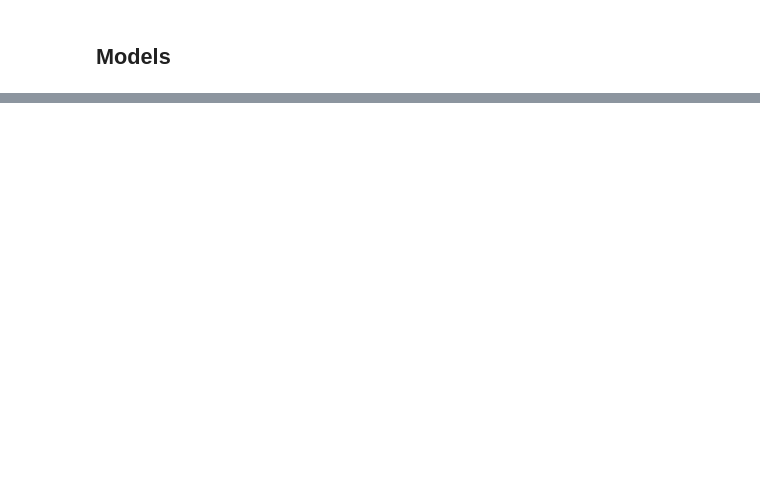
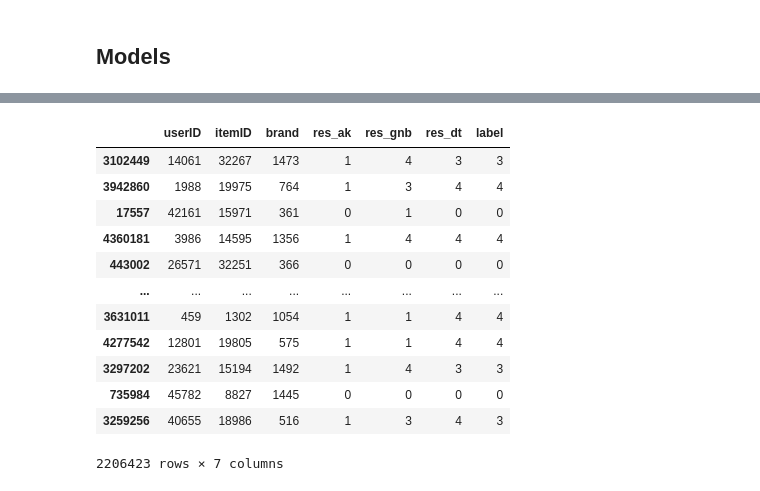
Before and after one commit to P4ddyki/Data-Mining2, a Jupyter notebook: Trained_models/Untitled.ipynb, the cells around one changed output, grey strips where cells are left out. Saved outputs shown, nothing was run; the diff lists cells and outputs as text; code cells hidden in the pictures; blank space fills up the shorter version.

```diff
--- a/Trained_models/Untitled.ipynb
+++ b/Trained_models/Untitled.ipynb
@@ -164,12 +169,12 @@ y_test_n = binarizer.inverse_transform(y_test)
 model = ak.AutoModel(
     inputs=[ak.StructuredDataInput()],
     outputs=[ak.ClassificationHead()],
-    max_trials=5,
+    max_trials=3,
     overwrite = True
 )
 
 model.fit(
-    x=X_train_arr, y=y_train, epochs=100, batch_size=64, validation_data= [X_val_arr, y_val]
+    x=X_train_arr, y=y_train, epochs=100, batch_size=128, validation_data= [X_val_arr, y_val]
 )
 
 
@@ -182,7 +187,7 @@ model = model.export_model()
 
 
 try:
-    model.save("model_autokeras_dec_class", save_format="tf")
+    model.save("model_autokeras_jan_class", save_format="tf")
 except Exception:
-    model.save("model_autokeras_dec_class.h5")
+    model.save("model_autokeras_jan_class.h5")
 # %% [output]
@@ -283,7 +286,7 @@ def KNN(x_train,x_test,y_train,y_test):
 
     return Grid_search_knn.best_estimator_
 # %%
-baseline(GaussianNB(),X_train_arr,X_val_arr,y_train_n,y_val_n)
+model_gnb = baseline(GaussianNB(),X_train_arr,X_val_arr,y_train_n,y_val_n)
 print('\n----------after hyperparameter tuning----------\n')
-model_gnb = naivebayes(X_train_arr,X_val_arr,y_train_n,y_val_n)
+#model_gnb = naivebayes(X_train_arr,X_val_arr,y_train_n,y_val_n)
 # %% [output]
@@ -363,0 +384,16 @@ print("jojo")
+# %%
+Stacking_set
+# %% [output]
+|  | userID | itemID | brand | res_ak | res_gnb | res_dt | label |
+| 3102449 | 14061 | 32267 | 1473 | 1 | 4 | 3 | 3 |
+| 3942860 | 1988 | 19975 | 764 | 1 | 3 | 4 | 4 |
+| 17557 | 42161 | 15971 | 361 | 0 | 1 | 0 | 0 |
+| 4360181 | 3986 | 14595 | 1356 | 1 | 4 | 4 | 4 |
+| 443002 | 26571 | 32251 | 366 | 0 | 0 | 0 | 0 |
+| ... | ... | ... | ... | ... | ... | ... | ... |
+| 3631011 | 459 | 1302 | 1054 | 1 | 1 | 4 | 4 |
+| 4277542 | 12801 | 19805 | 575 | 1 | 1 | 4 | 4 |
+| 3297202 | 23621 | 15194 | 1492 | 1 | 4 | 3 | 3 |
+| 735984 | 45782 | 8827 | 1445 | 0 | 0 | 0 | 0 |
+| 3259256 | 40655 | 18986 | 516 | 1 | 3 | 4 | 3 |
+2206423 rows × 7 columns
```
Also changed, not shown: parts of 23 cells of this notebook, 39 other files.
